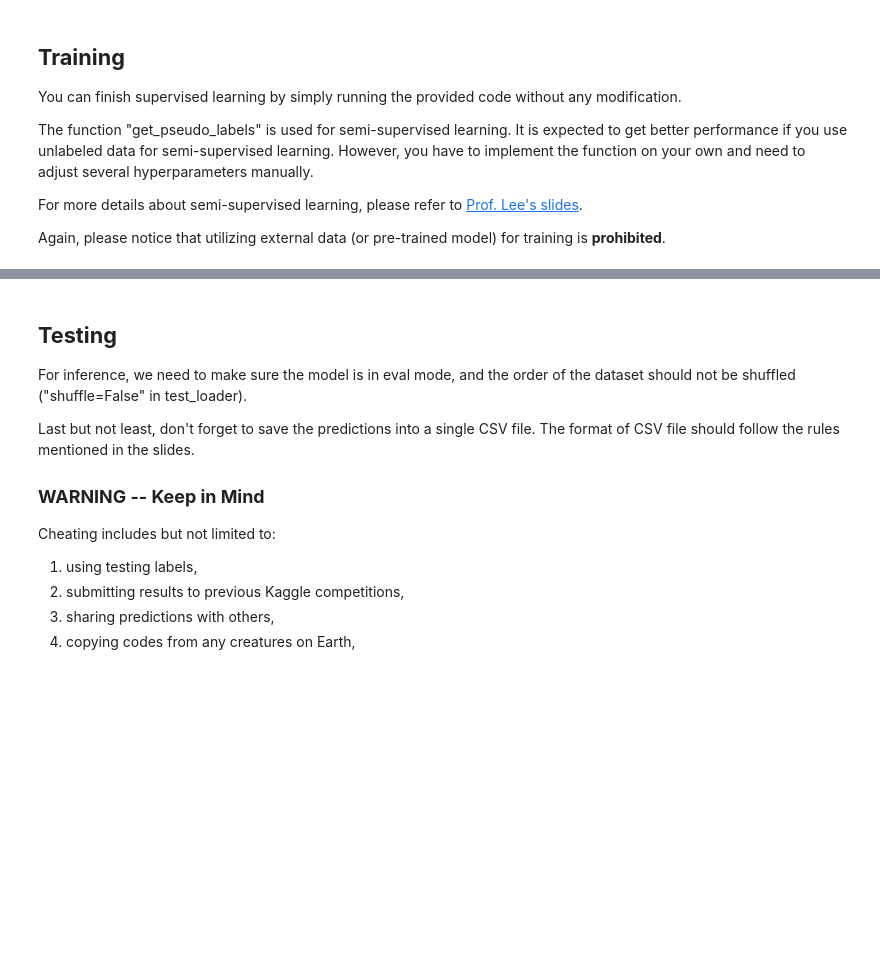
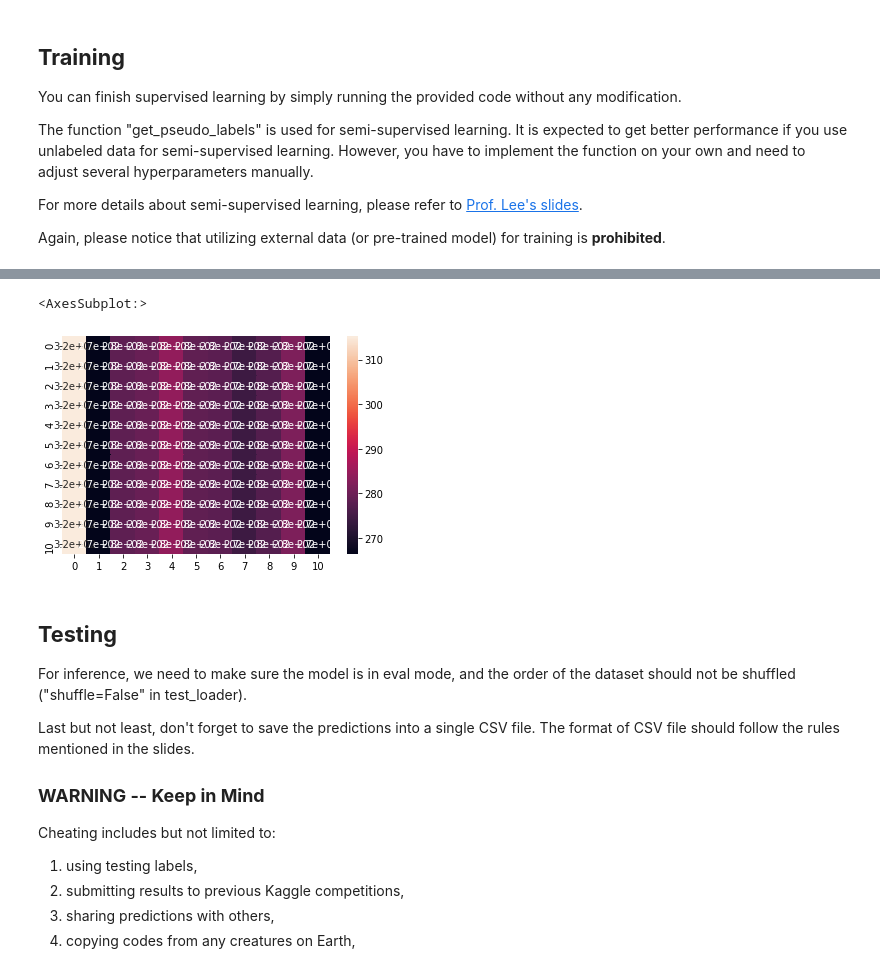
Before and after one commit to csvt32745/ML_2021_Spring, a Jupyter notebook: hw3/ML2021_HW3_CNN.ipynb, the cells around one changed output, grey strips where cells are left out. Drawn from its saved outputs; the diff is of its cells as text; code cells hidden in the pictures; blank space fills up the shorter version.

```diff
--- a/hw3/ML2021_HW3_CNN.ipynb
+++ b/hw3/ML2021_HW3_CNN.ipynb
@@ -95,3 +117,7 @@ test_tfm = transforms.Compose([
+# %%
+onehot_lookup = torch.eye(11)
+def onehot(label):
+    return onehot_lookup[label]
 # %%
 # Batch size for training, validation, and testing.
 # A greater batch size usually gives a more stable gradient.
@@ -518,0 +454,38 @@ saving model with acc 0.367
+# %%
+from torchvision.models import resnet18, resnet34, resnet50, resnet101, resnext50_32x4d
+# (resnet__, [linears], dropout)
+model_levels = [
+    # (resnet18, [128], 0.3),
+    (resnet34, [256, 64], 0.3),
+    (resnet50, [512, 128], 0.4),
+    (resnext50_32x4d, [1024, 256, 64], 0.5),
+    # (resnet50, [1024, 256, 64], 0.3),
+]
+
+
+tfm_weak = transforms.Compose([
+            # transforms.Resize(256),
+            # transforms.CenterCrop(224),
+            transforms.RandomResizedCrop(224, scale=(0.8, 1.0), ratio=(.9, 1.1)),
+            transforms.RandomRotation(180),
+            transforms.RandomHorizontalFlip(p=0.5),
+            # transforms.ColorJitter(brightness=0.1, contrast=0.1, saturation=.1, hue=0.05),
+            transforms.ToTensor(),
+            tfm_norm
+        ])
+tfm_strong = transforms.Compose([
+            # transforms.Resize(300),
+            transforms.RandomResizedCrop(224, scale=(0.8, 1.0), ratio=(.8, 1.2)),
+            transforms.RandomRotation(180),
+            # transforms.RandomCrop(224),
+            transforms.RandomHorizontalFlip(p=0.5),
+            transforms.ColorJitter(brightness=0.3, contrast=0.3, saturation=.3, hue=0.15),
+            transforms.RandomGrayscale(p=0.2),
+            transforms.GaussianBlur(5, sigma=(0.1, 1.4)),
+            transforms.ToTensor(),
+            transforms.RandomErasing(
+                p=0.5, scale=(0.05, 0.15), ratio=(0.3, 2), value='random'),
+            tfm_norm
+        ])
+# %%
+log = Log()
@@ -519,3 +669,8 @@ saving model with acc 0.367
+# %%
+sns.heatmap(confusion_tr, annot=True)
+# %% [output]
+<AxesSubplot:>
+[figure, added]
 # %% [markdown]
 ## **Testing**
 
```
Also changed, not shown: parts of 26 cells of this notebook.
